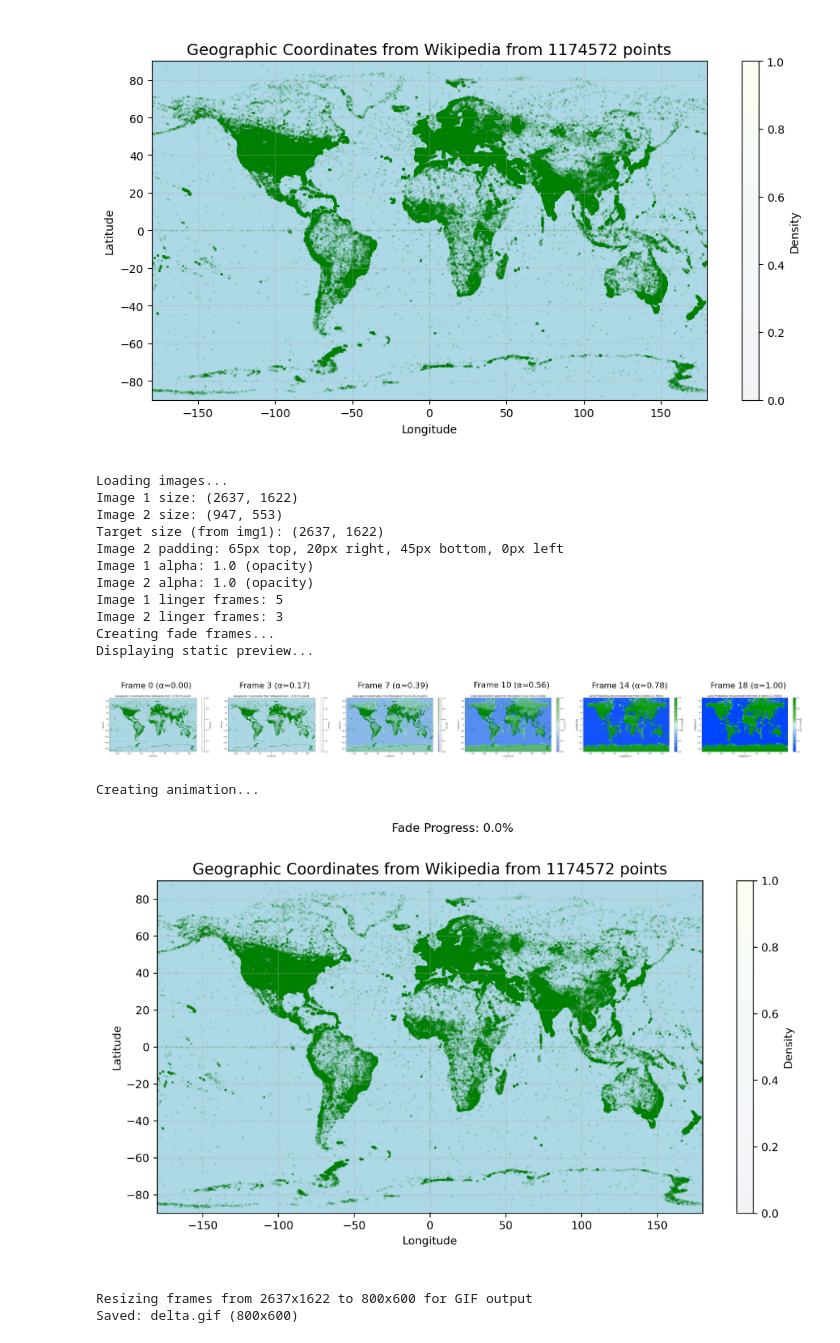
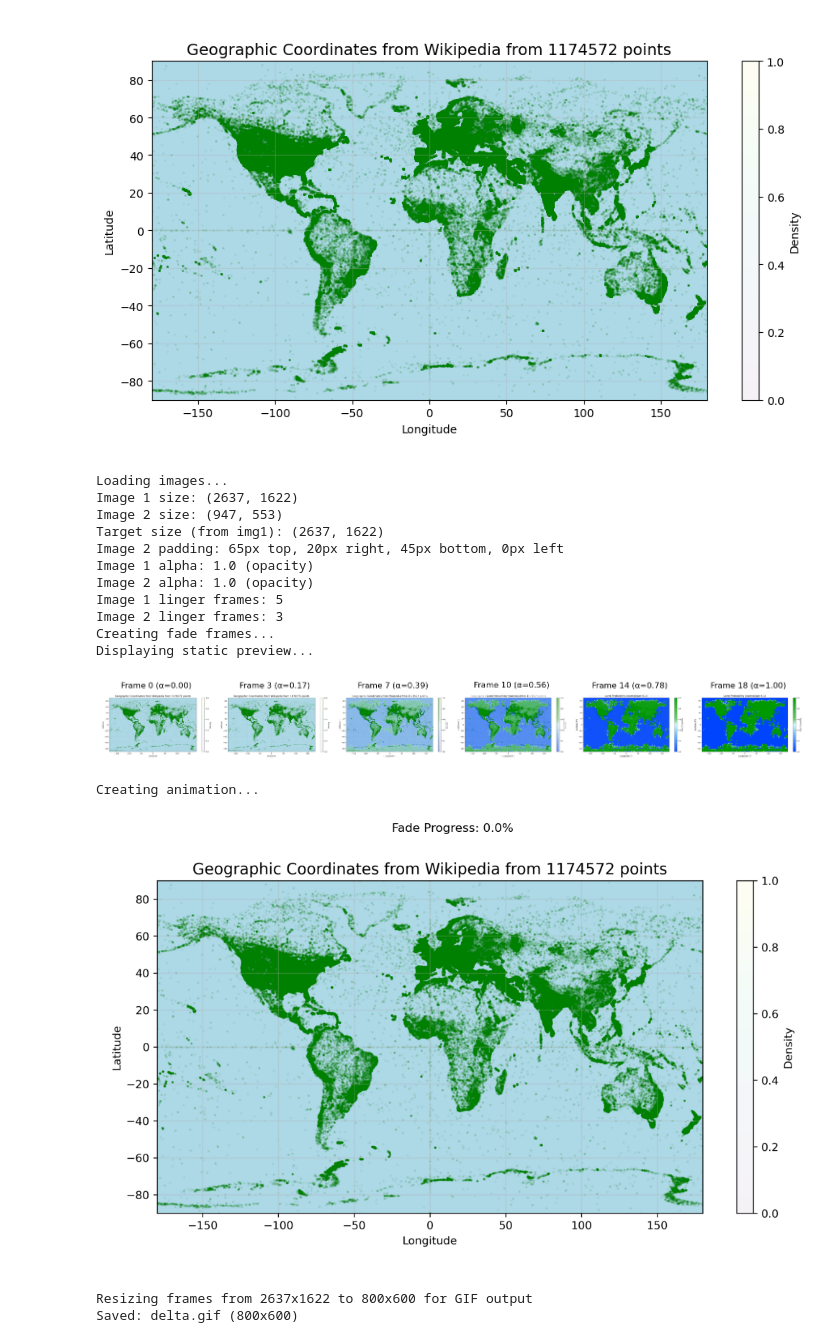
Before and after one commit to Magnushhoie/Wikipedia_Coordinates_Visualization, a Jupyter notebook: plots.ipynb, the cells around one changed output. Drawn from its saved outputs; the diff is of its cells as text; code cells hidden in the pictures.

```diff
--- a/plots.ipynb
+++ b/plots.ipynb
@@ -318,7 +318,7 @@ def save_as_gif(frames, filename='fade_transition.gif', duration=100, output_siz
 # Main execution
 print("Loading images...")
 img1 = Image.open("image1.png")
-img2 = Image.open("image2.png")
+img2 = Image.open("gpt_41.png")
 
 print(f"Image 1 size: {img1.size}")
 print(f"Image 2 size: {img2.size}")
@@ -357,34 +357,34 @@ print(f"Image 1 linger frames: {img1_linger_frames}")
 print(f"Image 2 linger frames: {img2_linger_frames}")
 print("Creating fade frames...")
 frames = create_fade_frames(img1, img2, num_frames=num_frames,
                            img2_padding=img2_padding, background_color=background_color,
                            img1_alpha=img1_alpha, img2_alpha=img2_alpha,
                            img1_linger_frames=img1_linger_frames, img2_linger_frames=img2_linger_frames)
 
 print("Displaying static preview...")
 display_fade_static(frames)
 
 print("Creating animation...")
 anim = create_matplotlib_animation(frames, interval=150)
 
 # Display the animation
 plt.show()
 
 # Different sizes:
 save_as_gif(frames, 'delta.gif', duration=50, output_size=(800, 600))
 # %% [output]
 Loading images...
 Image 1 size: (2637, 1622)
 Image 2 size: (947, 553)
 Target size (from img1): (2637, 1622)
 Image 2 padding: 65px top, 20px right, 45px bottom, 0px left
 Image 1 alpha: 1.0 (opacity)
 Image 2 alpha: 1.0 (opacity)
 Image 1 linger frames: 5
 Image 2 linger frames: 3
 Creating fade frames...
 Displaying static preview...
-[figure, old version]
+[figure, new version]
 Creating animation...
 [figure]
 Resizing frames from 2637x1622 to 800x600 for GIF output
```
Also changed, not shown: 3 other files.
